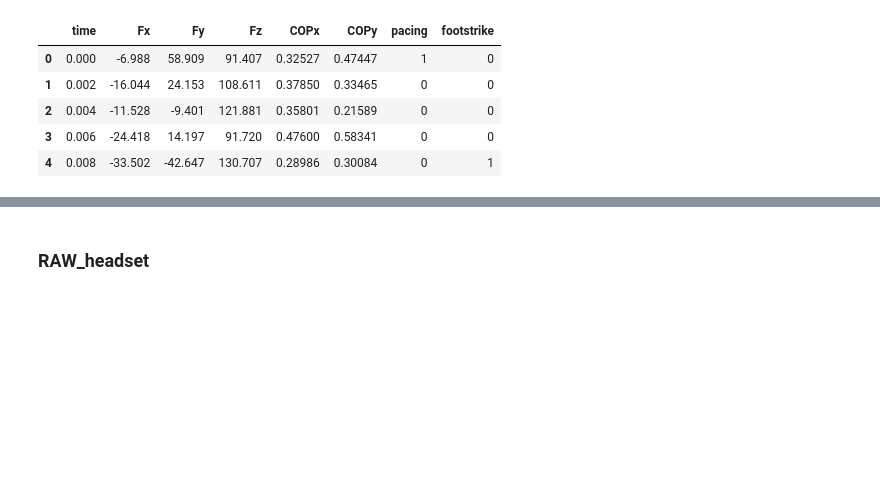
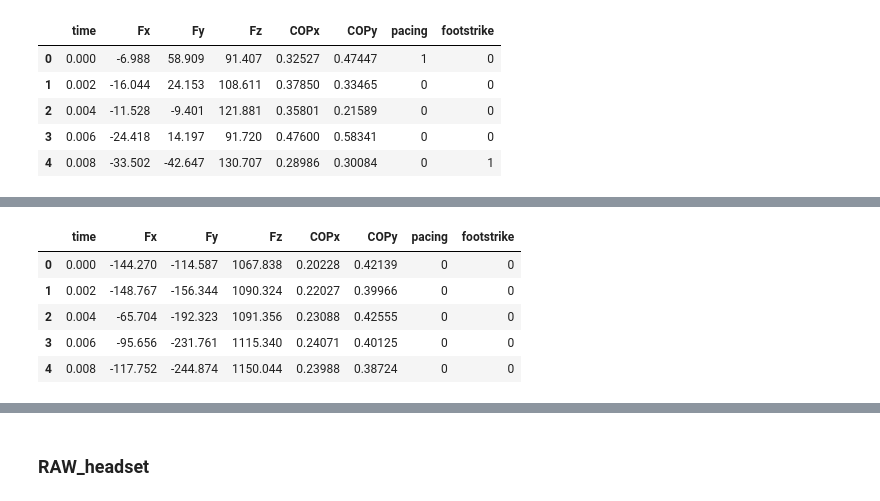
Before and after one commit to jemolano1498/OPPOSD_algorithm, a Jupyter notebook: data_analysis/analyse_data.ipynb, the cells around one changed output, grey strips where cells are left out. Cells and saved outputs as stored; diff of their text form; code cells hidden in the pictures; blank space fills up the shorter version.

```diff
--- a/data_analysis/analyse_data.ipynb
+++ b/data_analysis/analyse_data.ipynb
@@ -56,0 +59,9 @@ pd.read_csv(data_folder_path + 'RAW_dualbelt/PNPpref_R_1.csv').head()
+# %%
+pd.read_csv(data_folder_path + 'RAW_dualbelt/IP103_R_1.csv').head()
+# %% [output]
+|  | time | Fx | Fy | Fz | COPx | COPy | pacing | footstrike |
+| 0 | 0.000 | -144.270 | -114.587 | 1067.838 | 0.20228 | 0.42139 | 0 | 0 |
+| 1 | 0.002 | -148.767 | -156.344 | 1090.324 | 0.22027 | 0.39966 | 0 | 0 |
+| 2 | 0.004 | -65.704 | -192.323 | 1091.356 | 0.23088 | 0.42555 | 0 | 0 |
+| 3 | 0.006 | -95.656 | -231.761 | 1115.340 | 0.24071 | 0.40125 | 0 | 0 |
+| 4 | 0.008 | -117.752 | -244.874 | 1150.044 | 0.23988 | 0.38724 | 0 | 0 |
```
Also changed, not shown: parts of 13 cells of this notebook.
